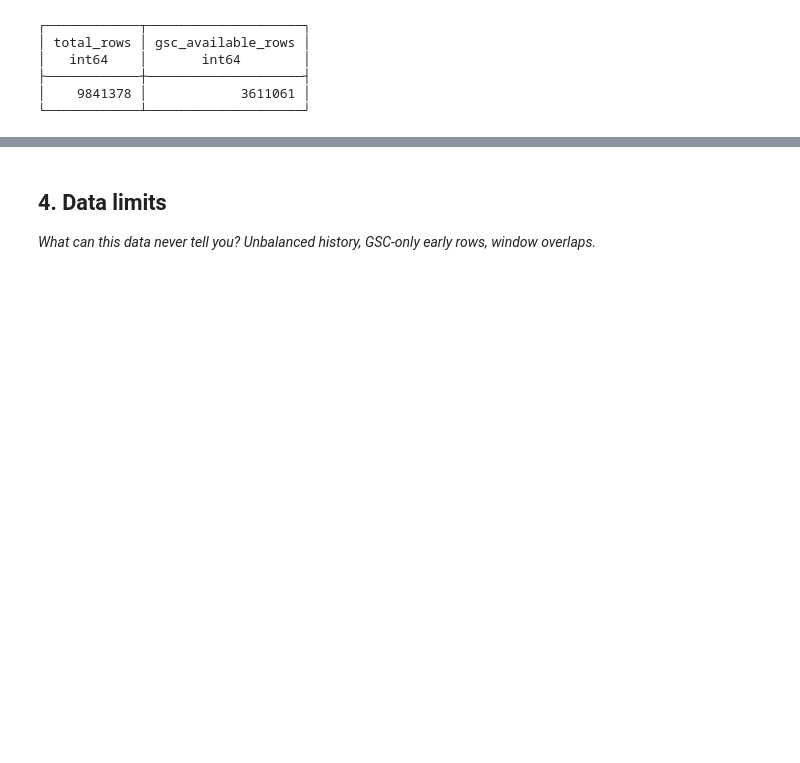
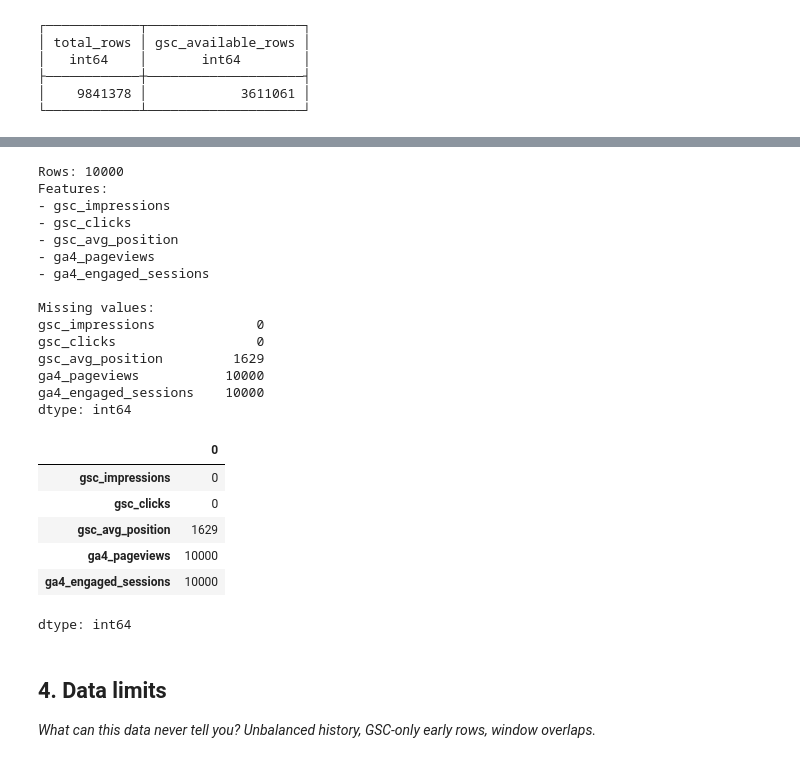
Before and after one commit to Aleeza-Maryam/Aleeza-ML-Internship-WEEK1, a Jupyter notebook: work/notebooks/w03_data_contract.ipynb, the cells around one changed output, grey strips where cells are left out. Drawn from its saved outputs; the diff is of its cells as text; code cells hidden in the pictures; blank space fills up the shorter version.

```diff
--- a/work/notebooks/w03_data_contract.ipynb
+++ b/work/notebooks/w03_data_contract.ipynb
@@ -207,3 +284,45 @@ q3.show()
+# %%
+print("Rows:", len(feature_df))
+print("Features:")
+
+feature_columns = [
+    "gsc_impressions",
+    "gsc_clicks",
+    "gsc_avg_position",
+    "ga4_pageviews",
+    "ga4_engaged_sessions"
+]
+
+for col in feature_columns:
+    print("-", col)
+
+print("\nMissing values:")
+print(feature_df[feature_columns].isna().sum())
+feature_df.head(10)
+feature_df[feature_columns].isna().sum()
+# %% [output]
+Rows: 10000
+Features:
+- gsc_impressions
+- gsc_clicks
+- gsc_avg_position
+- ga4_pageviews
+- ga4_engaged_sessions
+
+Missing values:
+gsc_impressions             0
+gsc_clicks                  0
+gsc_avg_position         1629
+ga4_pageviews           10000
+ga4_engaged_sessions    10000
+dtype: int64
+|  | 0 |
+| gsc_impressions | 0 |
+| gsc_clicks | 0 |
+| gsc_avg_position | 1629 |
+| ga4_pageviews | 10000 |
+| ga4_engaged_sessions | 10000 |
+dtype: int64
 # %% [markdown]
 ## 4. Data limits
 
```
Also changed, not shown: parts of 8 cells of this notebook.
